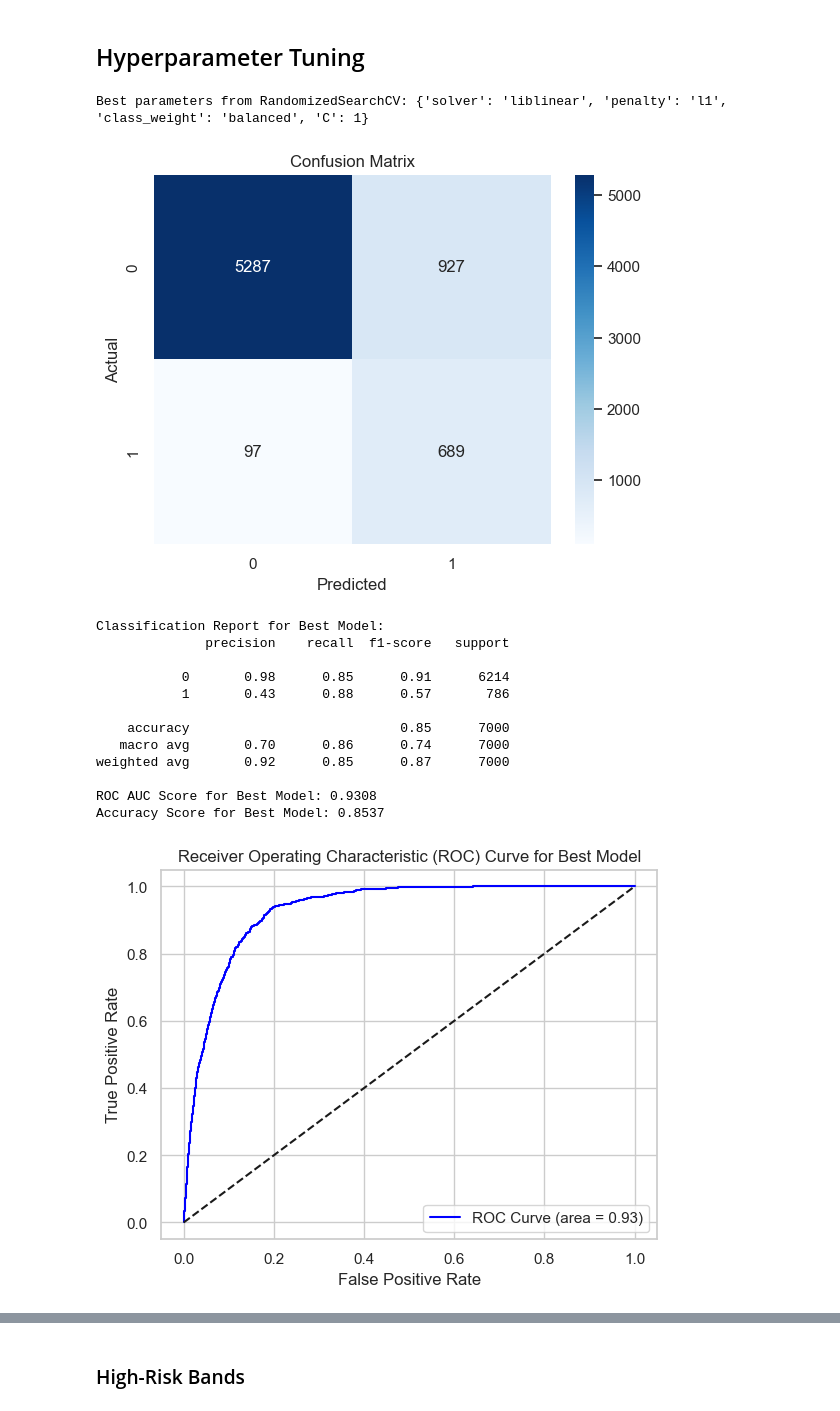
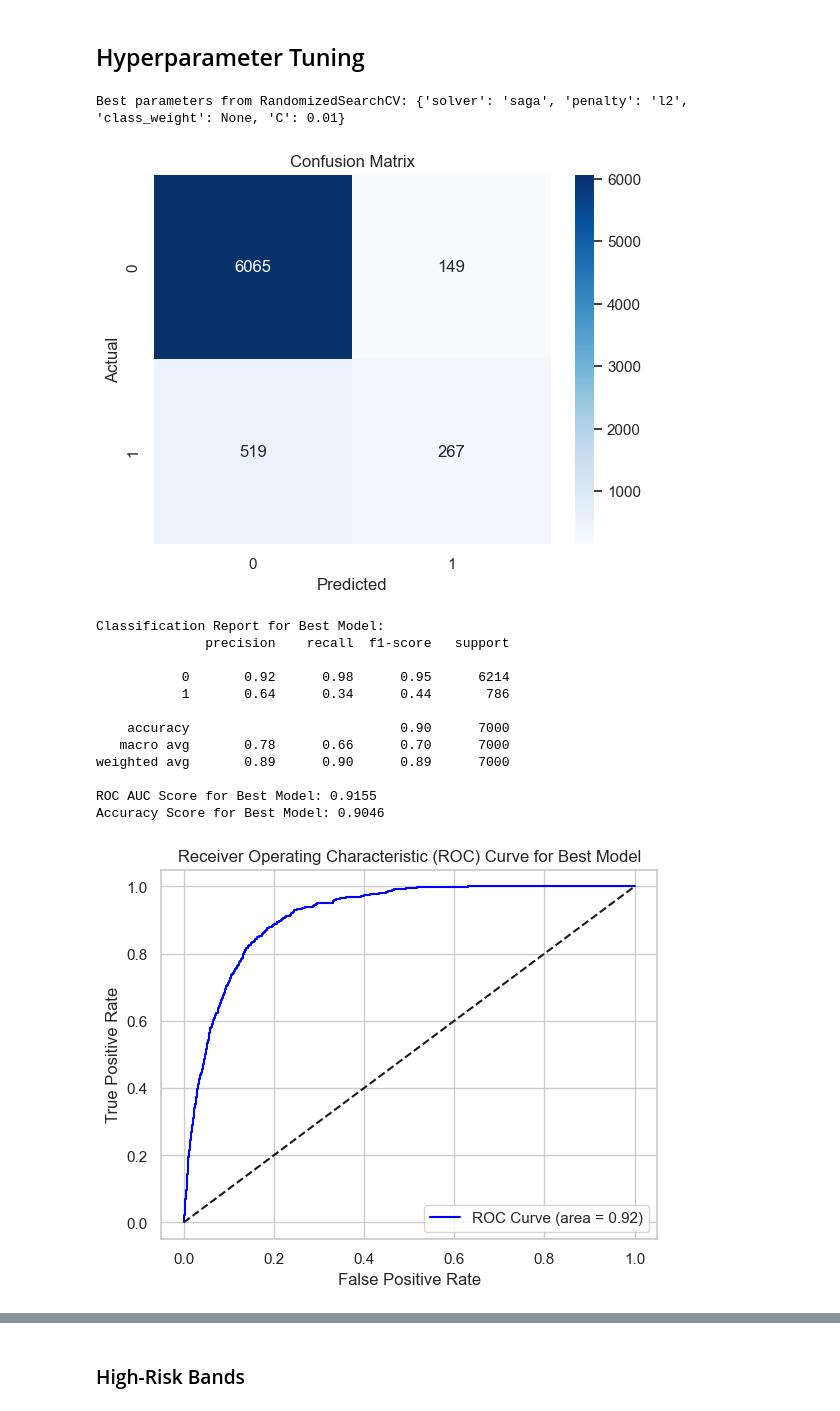
Before and after one commit to rickyjcg22/sales_success_prediction, a Jupyter notebook: model_logreg.ipynb, the cells around one changed output, grey strips where cells are left out. Cells and saved outputs as stored; diff of their text form; code cells hidden in the pictures.

Commit message:
Applying changes made for the Logistic Regression model

```diff
--- a/model_logreg.ipynb
+++ b/model_logreg.ipynb
@@ -125,7 +125,7 @@ plt.show()
 ## Hyperparameter Tuning
 # %%
 # Model training with hyperparameter tuning using RandomizedSearchCV
-logreg_cv = LogisticRegression(
+logreg = LogisticRegression(
     random_state=42,
     max_iter=1000,
     n_jobs=-1
@@ -142,7 +142,7 @@ logreg_cv = RandomizedSearchCV(
     estimator=logreg,
     param_distributions=param_dist,
     n_iter=10,
-    scoring='roc_auc',
+    scoring='precision',
     cv=5
 )
 
@@ -158,45 +158,45 @@ y_pred_best = best_model.predict(X_test)
 # Confusion matrix for the best model
 cm = confusion_matrix(y_test, y_pred_best)
 sns.heatmap(cm, annot=True, fmt='d', cmap='Blues')
 plt.title('Confusion Matrix')
 plt.xlabel('Predicted')
 plt.ylabel('Actual')
 plt.show()
 
 # Classification report for the best model
 print("Classification Report for Best Model:")
 print(classification_report(y_test, y_pred_best))
 
 # ROC AUC Score for the best model
 roc_auc_best = roc_auc_score(y_test, best_model.predict_proba(X_test)[:, 1])
 print(f"ROC AUC Score for Best Model: {roc_auc_best:.4f}")
 
 # Accuracy Score for the best model
 accuracy_best = accuracy_score(y_test, y_pred_best)
 print(f"Accuracy Score for Best Model: {accuracy_best:.4f}")
 
 # Plot ROC Curve for the best model
 fpr_best, tpr_best, thresholds_best = roc_curve(y_test, best_model.predict_proba(X_test)[:, 1])
 plt.plot(fpr_best, tpr_best, color='blue', label='ROC Curve (area = {:.2f})'.format(roc_auc_best))
 plt.plot([0, 1], [0, 1], color='k', linestyle='--')
 plt.xlabel('False Positive Rate')
 plt.ylabel('True Positive Rate')
 plt.title('Receiver Operating Characteristic (ROC) Curve for Best Model')
 plt.legend(loc='lower right')
 plt.show()
 # %% [output]
-Best parameters from RandomizedSearchCV: {'solver': 'liblinear', 'penalty': 'l1', 'class_weight': 'balanced', 'C': 1}
+Best parameters from RandomizedSearchCV: {'solver': 'saga', 'penalty': 'l2', 'class_weight': None, 'C': 0.01}
-[figure, old version]
+[figure, new version]
 Classification Report for Best Model:
               precision    recall  f1-score   support
 
-           0       0.98      0.85      0.91      6214
-           1       0.43      0.88      0.57       786
+           0       0.92      0.98      0.95      6214
+           1       0.64      0.34      0.44       786
 
-    accuracy                           0.85      7000
-   macro avg       0.70      0.86      0.74      7000
-weighted avg       0.92      0.85      0.87      7000
+    accuracy                           0.90      7000
+   macro avg       0.78      0.66      0.70      7000
+weighted avg       0.89      0.90      0.89      7000
 
-ROC AUC Score for Best Model: 0.9308
-Accuracy Score for Best Model: 0.8537
+ROC AUC Score for Best Model: 0.9155
+Accuracy Score for Best Model: 0.9046
-[figure, old version]
+[figure, new version]
```
Also changed, not shown: parts of 15 cells of this notebook.
